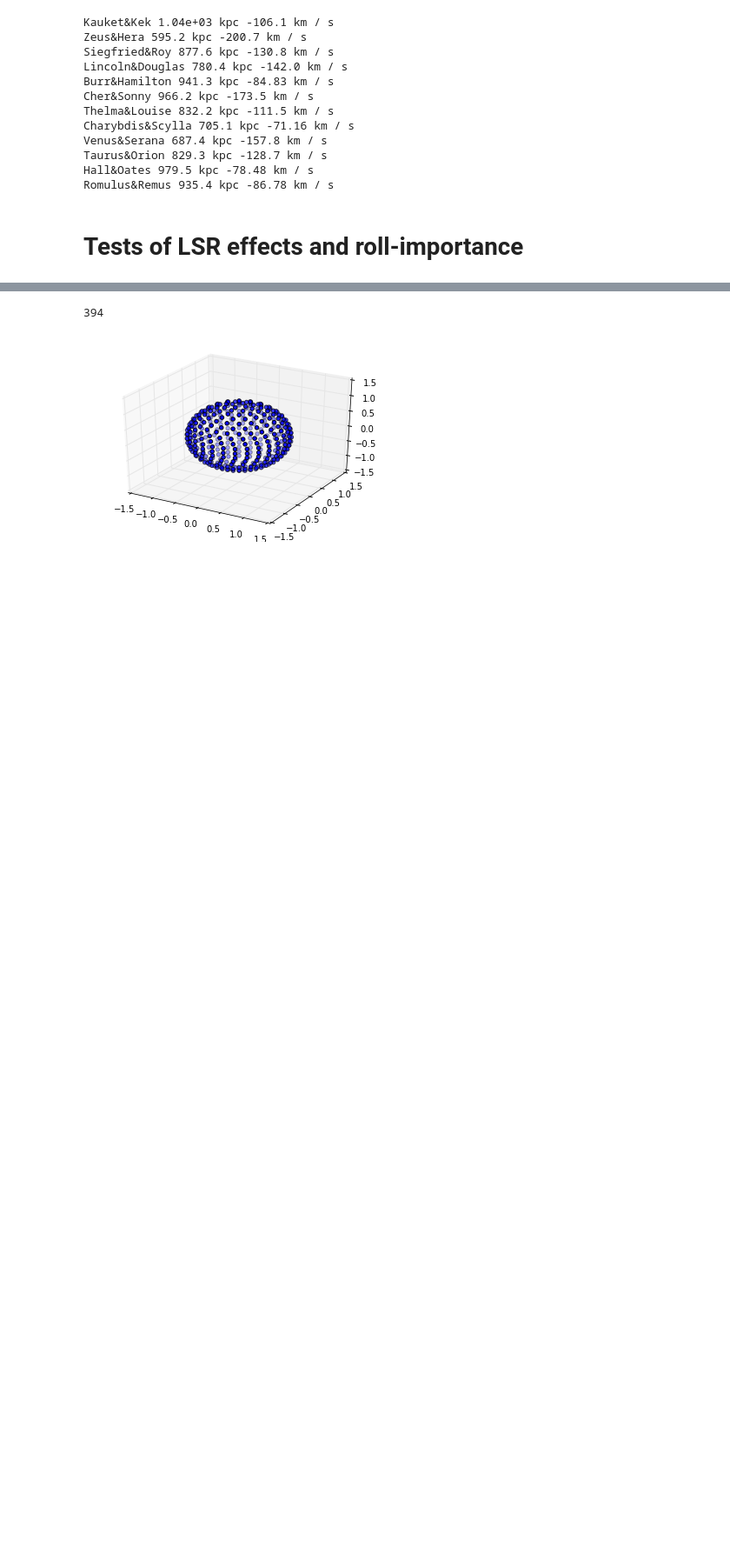
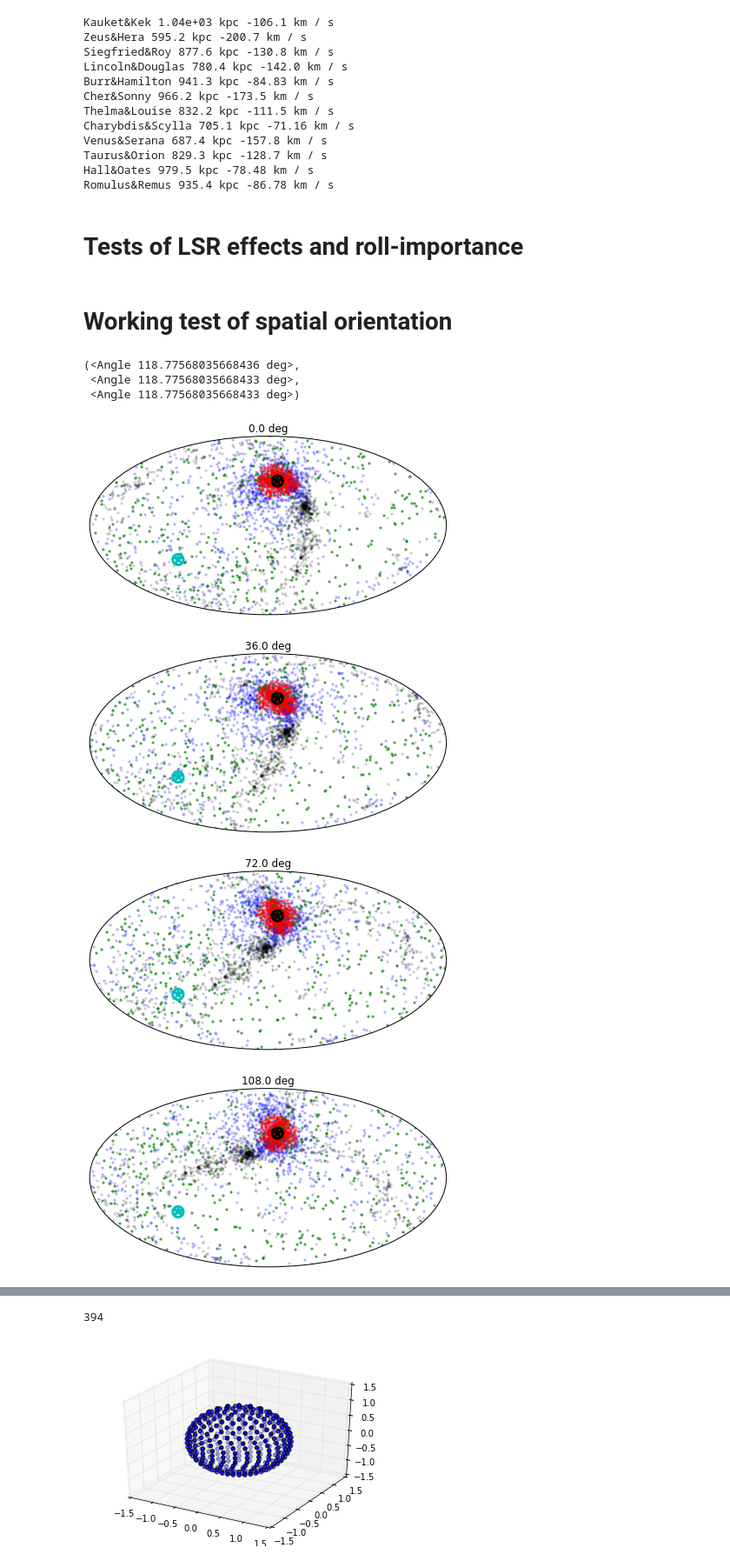
Before and after one commit to eteq/galvis, a Jupyter notebook: ELVIS-GALFA-M31.ipynb, the cells around one changed output, grey strips where cells are left out. Shown at 87% size. Drawn from its saved outputs; the diff is of its cells as text; code cells hidden in the pictures; blank space fills up the shorter version.

Commit message:
working spatial orientations

```diff
--- a/ELVIS-GALFA-M31.ipynb
+++ b/ELVIS-GALFA-M31.ipynb
@@ -165,0 +171,61 @@ Romulus&Remus 935.4 kpc -86.78 km / s
+# %% [markdown]
+# Working test of spatial orientation
+# %%
+reload(data_loaders)
+
+nroll = 10
+
+newtabs = OrderedDict()
+for tab in elvii_pairs.values():
+    for roll in np.linspace(0, 360, nroll, False)*u.deg:
+        newtabs[roll] = newtab = tab.copy()
+        data_loaders.add_oriented_radecs(newtab, 0, 1, target_coord=m31, roll_angle=roll)
+        data_loaders.add_oriented_radecs(newtab, 1, 0, target_coord=m31, roll_angle=roll)
+    break
+# %%
+sc0 = SkyCoord(newtab['host0_lon'],newtab['host0_lat'],distance=newtab['host0_dist'])
+sc1 = SkyCoord(newtab['host1_lon'],newtab['host1_lat'],distance=newtab['host1_dist'])
+
+#these should all be the same for the assumptions to hold right
+data_loaders.galactic_center.separation(m31), sc0[0].separation(sc0[1]), sc1[0].separation(sc1[1])
+# %% [output]
+(<Angle 118.77568035668436 deg>,
+ <Angle 118.77568035668433 deg>,
+ <Angle 118.77568035668433 deg>)
+# %%
+for roll, newtab in newtabs.items():
+    sc0 = SkyCoord(newtab['host0_lon'],newtab['host0_lat'],distance=newtab['host0_dist'])
+    sc1 = SkyCoord(newtab['host1_lon'],newtab['host1_lat'],distance=newtab['host1_dist'])
+    near1 = newtab['host1_dist']<newtab['Rvir'][1]
+    near0 = newtab['host0_dist']<newtab['Rvir'][0]
+    nearish = (newtab['host0_dist']<.7*u.Mpc)|(newtab['host1_dist']<.7*u.Mpc)
+
+    plt.figure()
+    plt.subplot(projection='hammer')
+
+    msk0 = ~(near1|near0|nearish)
+    msk2 = near1
+    msk3 = near0
+    msk1 = ~(msk0|msk2|msk3)
+
+    plt.scatter(*coo_to_scatter_inputs(sc0[msk0]), c='k',s=10, alpha=.2, lw=0)
+    plt.scatter(*coo_to_scatter_inputs(sc0[msk1]), c='b',s=10, alpha=.3, lw=0)
+    plt.scatter(*coo_to_scatter_inputs(sc0[msk2]), c='r',s=10, alpha=.5, lw=0)
+    plt.scatter(*coo_to_scatter_inputs(sc0[msk3]), c='g',s=10, alpha=.7, lw=0)
+
+    plt.scatter(*coo_to_scatter_inputs(data_loaders.galactic_center.icrs), color='c', marker='*', s=150)
+    plt.scatter(*coo_to_scatter_inputs(m31.icrs), color='k', marker='*', s=150)
+
+
+    plt.scatter(*coo_to_scatter_inputs(sc0[0]), edgecolors='c', marker='o', s=150, lw=3, c='none')
+    plt.scatter(*coo_to_scatter_inputs(sc0[1]), edgecolors='k', marker='o', s=150, lw=3, c='none')
+
+    plt.xticks([])
+    plt.yticks([])
+    plt.title(str(roll))
+    plt.tight_layout()
+# %% [output]
+[figure, added]
+[figure, added]
+[figure, added]
+[figure, added]
```
Also changed, not shown: parts of 12 cells of this notebook, 1 other file.
